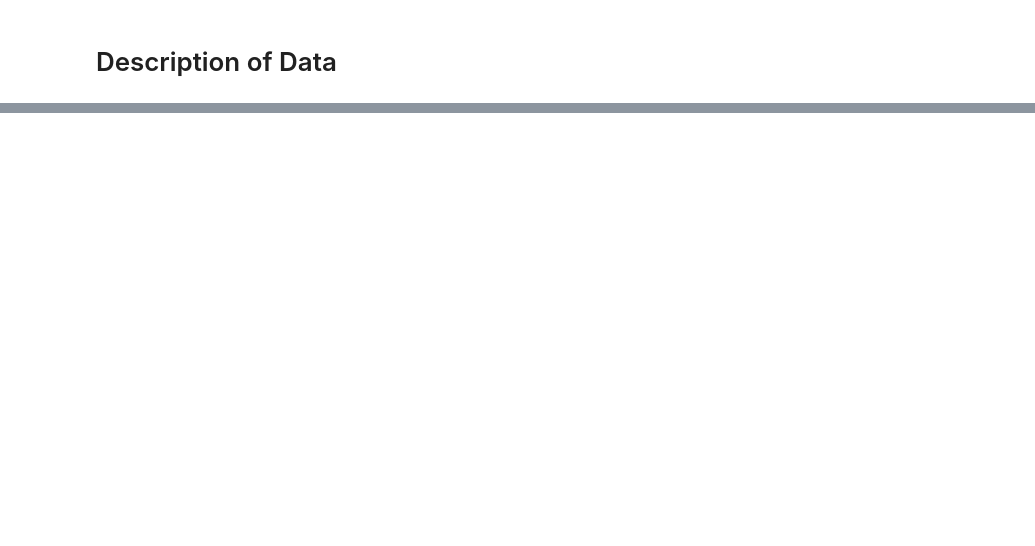
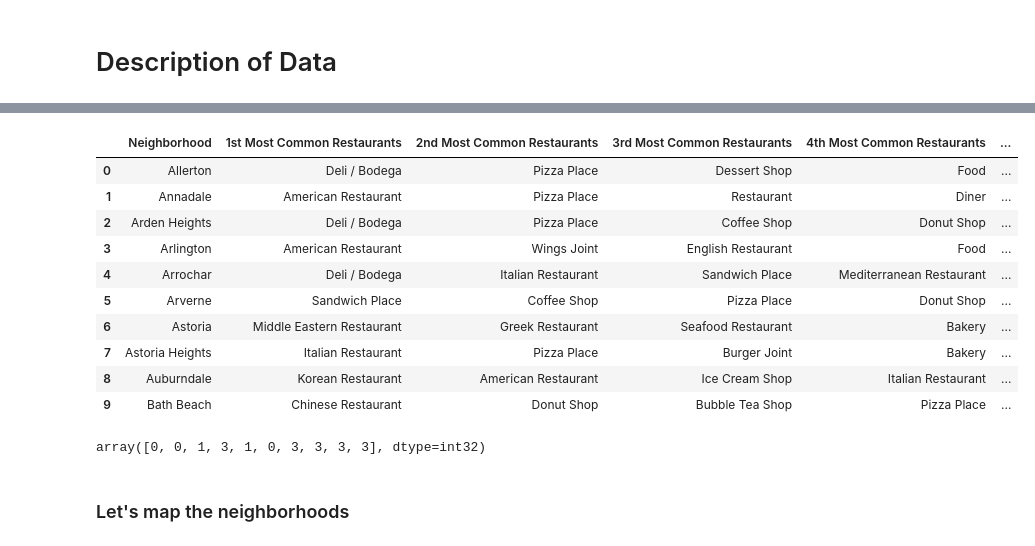
Before and after one commit to Keehoonlee/Coursera_Capstone, a Jupyter notebook: Coursera Project.ipynb, the cells around one changed output, grey strips where cells are left out. Cells and saved outputs as stored; diff of their text form; code cells hidden in the pictures; blank space fills up the shorter version.

```diff
--- a/Coursera Project.ipynb
+++ b/Coursera Project.ipynb
@@ -32,0 +219,17 @@ We will be using various data sources, and we would spend most of the time clean
+# %%
+def return_most_common_venues(row, num_top_venues):
+    row_categories = row.iloc[2:]
+    row_categories_sorted = row_categories.sort_values(ascending=False)
+    return row_categories_sorted.index.values[0:num_top_venues]
+# %%
+# one hot encoding
+nyc_onehot = pd.get_dummies(nyc_venues[['Venue Category']], prefix="", prefix_sep="")
+
+# add neighborhood column back to dataframe
+nyc_onehot['Neighborhood'] = nyc_venues['Neighborhood']
+
+# move neighborhood column to the first column
+fixed_columns = [nyc_onehot.columns[-1]] + list(nyc_onehot.columns[:-1])
+nyc_onehot = nyc_onehot[fixed_columns]
+
+nyc_onehot.head()
@@ -32,0 +244,3 @@ We will be using various data sources, and we would spend most of the time clean
+# %%
+nyc_grouped = nyc_onehot.groupby('Neighborhood').mean().reset_index()
+nyc_grouped.head()
@@ -32,0 +255,46 @@ We will be using various data sources, and we would spend most of the time clean
+# %%
+num_top_venues = 10
+
+indicators = ['st', 'nd', 'rd']
+
+# create columns according to number of top venues
+columns = ['Neighborhood']
+for ind in np.arange(num_top_venues):
+    try:
+        columns.append('{}{} Most Common Restaurants'.format(ind+1, indicators[ind]))
+    except:
+        columns.append('{}th Most Common Restaurants'.format(ind+1))
+
+# create a new dataframe
+neighborhoods_venues_sorted = pd.DataFrame(columns=columns)
+neighborhoods_venues_sorted['Neighborhood'] = nyc_grouped['Neighborhood']
+
+for ind in np.arange(nyc_grouped.shape[0]):
+    neighborhoods_venues_sorted.iloc[ind, 1:] = return_most_common_venues(nyc_grouped.iloc[ind, :], num_top_venues)
+
+neighborhoods_venues_sorted.head(10)
+# %% [output]
+|  | Neighborhood | 1st Most Common Restaurants | 2nd Most Common Restaurants | 3rd Most Common Restaurants | 4th Most Common Restaurants | ... |
+| 0 | Allerton | Deli / Bodega | Pizza Place | Dessert Shop | Food | ... |
+| 1 | Annadale | American Restaurant | Pizza Place | Restaurant | Diner | ... |
+| 2 | Arden Heights | Deli / Bodega | Pizza Place | Coffee Shop | Donut Shop | ... |
+| 3 | Arlington | American Restaurant | Wings Joint | English Restaurant | Food | ... |
+| 4 | Arrochar | Deli / Bodega | Italian Restaurant | Sandwich Place | Mediterranean Restaurant | ... |
+| 5 | Arverne | Sandwich Place | Coffee Shop | Pizza Place | Donut Shop | ... |
+| 6 | Astoria | Middle Eastern Restaurant | Greek Restaurant | Seafood Restaurant | Bakery | ... |
+| 7 | Astoria Heights | Italian Restaurant | Pizza Place | Burger Joint | Bakery | ... |
+| 8 | Auburndale | Korean Restaurant | American Restaurant | Ice Cream Shop | Italian Restaurant | ... |
+| 9 | Bath Beach | Chinese Restaurant | Donut Shop | Bubble Tea Shop | Pizza Place | ... |
+# %%
+# set number of clusters
+kclusters = 5
+
+nyc_grouped_clustering = nyc_grouped.drop('Neighborhood', 1)
+
+# run k-means clustering
+kmeans = KMeans(n_clusters=kclusters, random_state=0).fit(nyc_grouped_clustering)
+
+# check cluster labels generated for each row in the dataframe
+kmeans.labels_[0:10]
+# %% [output]
+array([0, 0, 1, 3, 1, 0, 3, 3, 3, 3], dtype=int32)
@@ -32,0 +313,2 @@ We will be using various data sources, and we would spend most of the time clean
+# %% [markdown]
+### Let's map the neighborhoods
```
Also changed, not shown: parts of 40 cells of this notebook, 2 other files.
